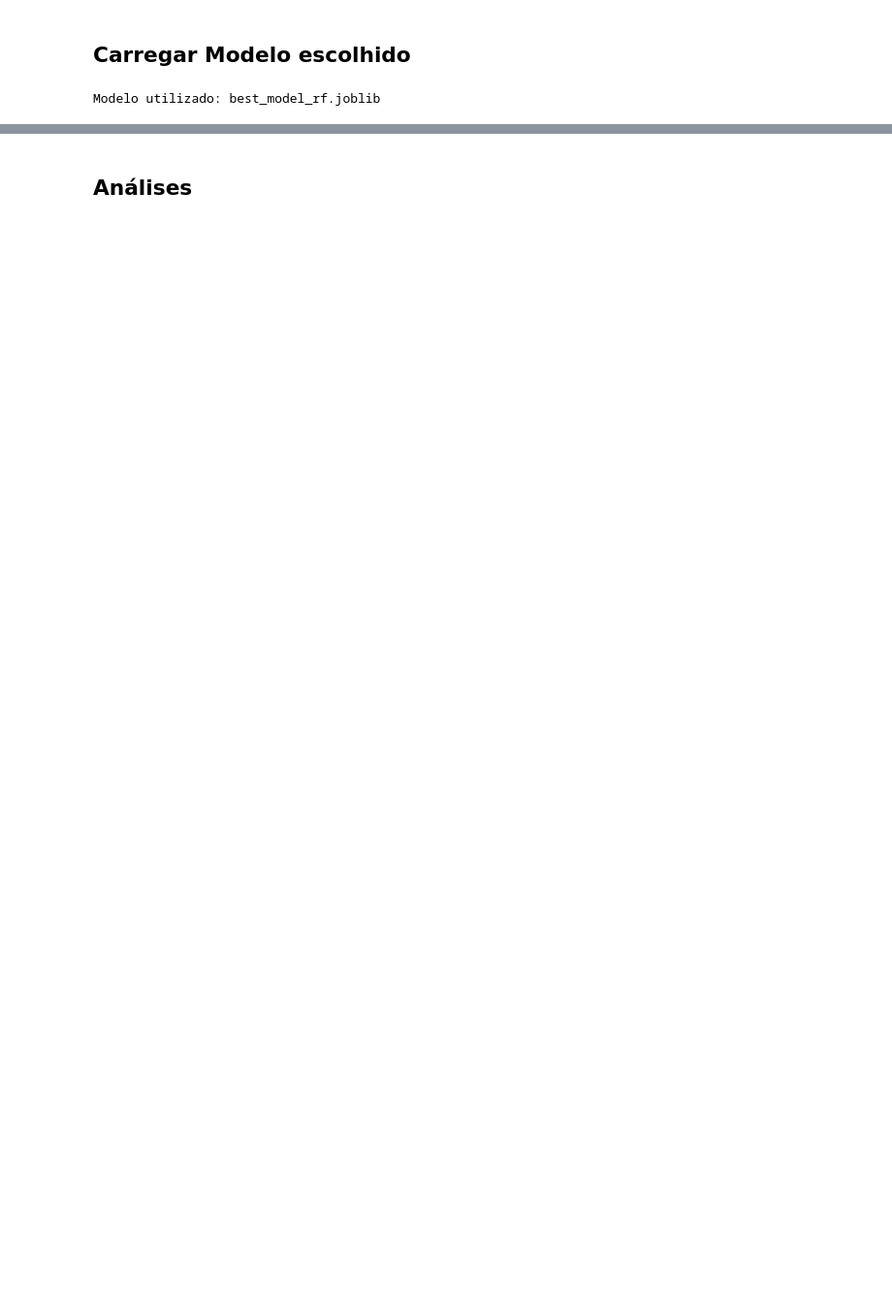
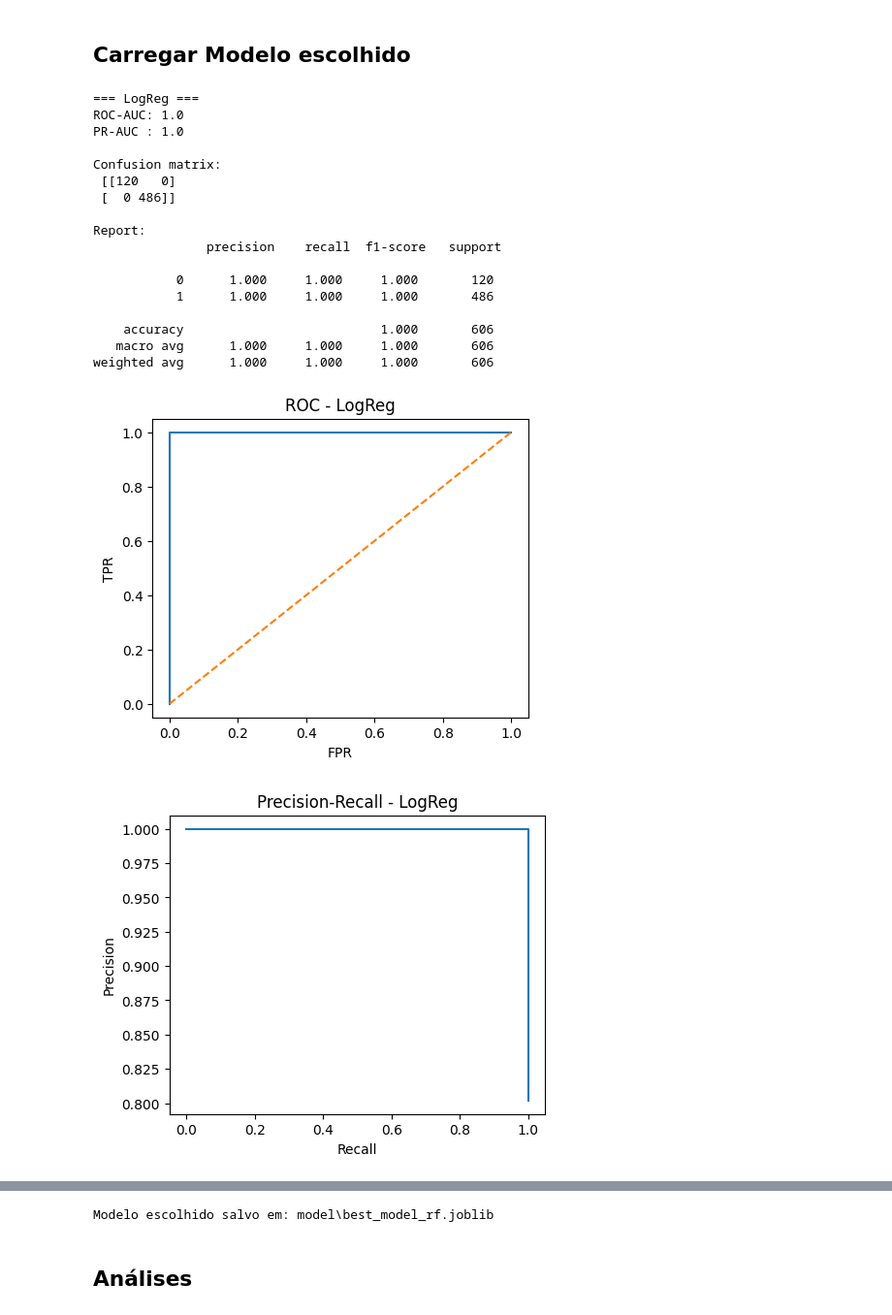
Before and after one commit to fernandapetty/data-analytics, a Jupyter notebook: notebook.ipynb, the cells around one changed output, grey strips where cells are left out. Shown at 97% size. Drawn from its saved outputs; the diff is of its cells as text; code cells hidden in the pictures; blank space fills up the shorter version.

```diff
--- a/notebook.ipynb
+++ b/notebook.ipynb
@@ -100,0 +234,14 @@ dtype: int64
+# %%
+# Nulos
+nulls = (base.isna().mean().sort_values(ascending=False) * 100).round(1)
+display(nulls.to_frame('% nulos').head(25))
+
+# Duplicados
+dups = base.duplicated(subset=['RA', 'ano_ref']).sum()
+print('Duplicados (RA, ano_ref):', dups)
+
+# Ranges basicos
+for c in ['INDE', 'IAA', 'IEG', 'IPS', 'IDA', 'IPV', 'IAN', 'Mat', 'Por', 'Ing']:
+    if c in base.columns:
+        s = pd.to_numeric(base[c], errors='coerce')
+        print(c, 'min=', np.nanmin(s.values), 'max=', np.nanmax(s.values))
@@ -189,21 +395,35 @@ Modelo salvo: best_model_rf.joblib | Percentual de acurácia: 0.9740
 # %% [markdown]
 ## Carregar Modelo escolhido
-# %%
-# Carregar o modelo mais recente
-joblibs = [os.path.join(pathNameArtifacts, f) for f in os.listdir(pathNameArtifacts) if f.endswith(".joblib")]
-joblibs.sort(key=lambda p: os.path.getmtime(p))
-
-model_path = joblibs[-1]
-
-with open(os.path.join(pathNameArtifacts, "feature_info.json"), "r", encoding="utf-8") as f:
-    finfo = json.load(f)
-
-pipeline_model = joblib.load(model_path)
-
-num_cols = finfo.get("num_cols", [])
-cat_cols = finfo.get("cat_cols", [])
-tgt = finfo.get("target")
-
-print("Modelo utilizado:", os.path.basename(model_path))
-# %% [output]
-Modelo utilizado: best_model_rf.joblib
+# %%
+eval_model('LogReg', pipe_logreg, X_test, y_test)
+eval_model('RandomForest', pipe_rf, X_test, y_test)
+
+best_model = pipe_rf
+
+MODEL_OUT = Path('model/best_model_{best_name}.joblib'.format(best_name='rf'))
+joblib.dump(best_model, MODEL_OUT)
+print('Modelo escolhido salvo em:', MODEL_OUT)
+
+# Avaliação no conjunto de teste
+y_pred = best_model.predict(X_test)
+acc = accuracy_score(y_test, y_pred)
+# %% [output]
+=== LogReg ===
+ROC-AUC: 1.0
+PR-AUC : 1.0
+
+Confusion matrix:
+ [[120   0]
+ [  0 486]]
+
+Report:
+               precision    recall  f1-score   support
+
+           0      1.000     1.000     1.000       120
+           1      1.000     1.000     1.000       486
+
+    accuracy                          1.000       606
+   macro avg      1.000     1.000     1.000       606
+weighted avg      1.000     1.000     1.000       606
+[figure, added]
+[figure, added]
@@ -210,2 +449,3 @@ Modelo utilizado: best_model_rf.joblib
+Modelo escolhido salvo em: model\best_model_rf.joblib
 # %% [markdown]
 ## Análises
```
Also changed, not shown: parts of 25 cells of this notebook, 13 other files.
